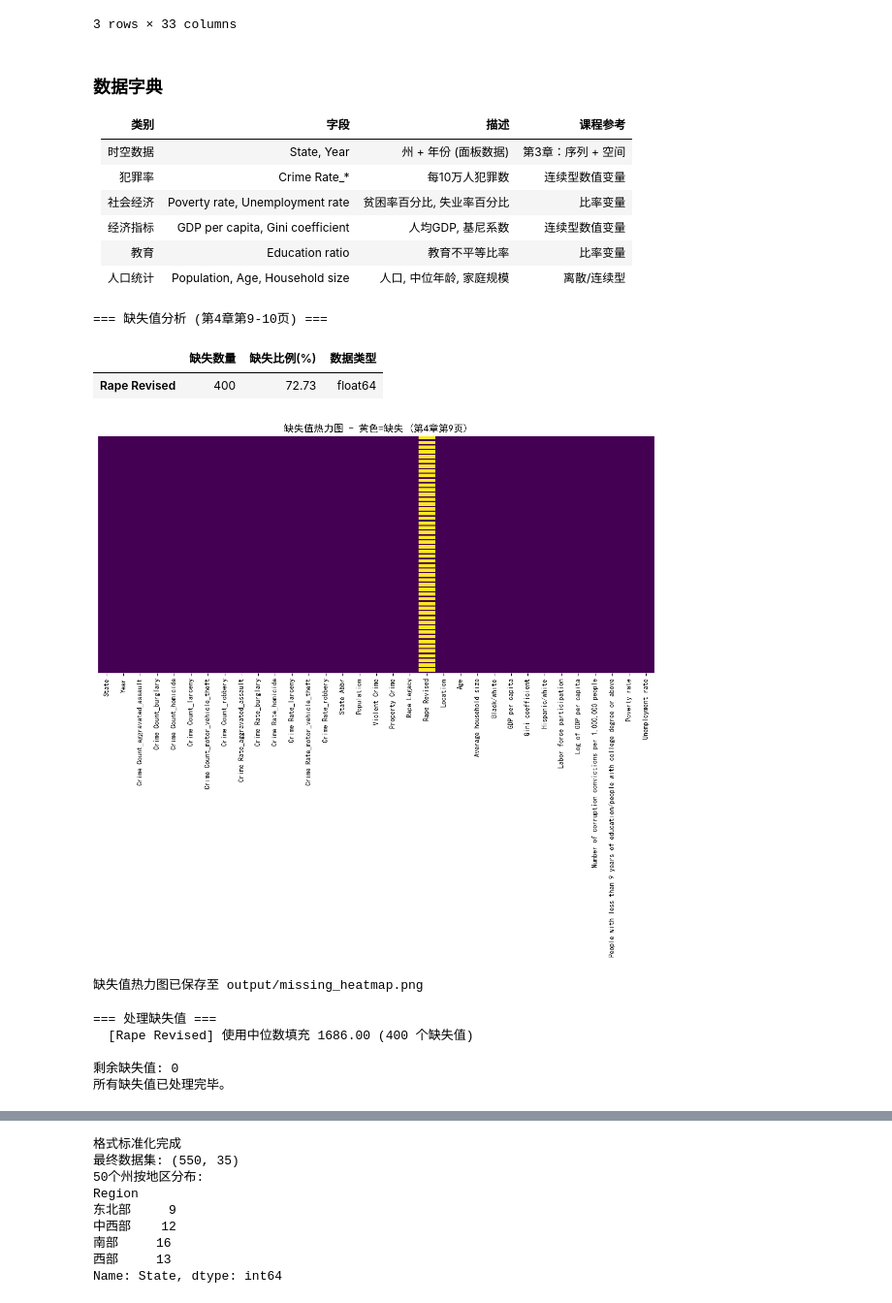
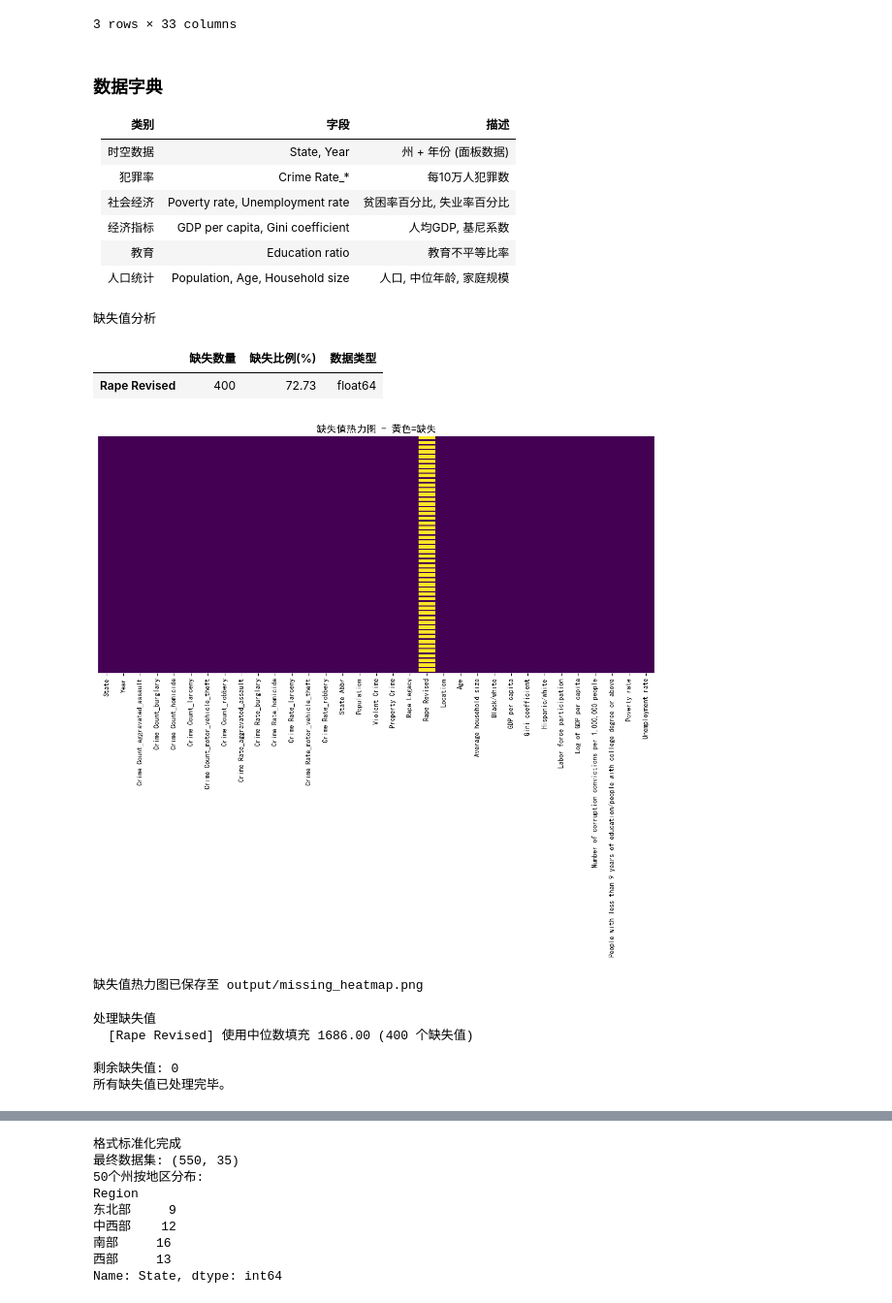
Before and after one commit to Felix-heinado/BGG-BoardGameGeek-TidyTuesday-2019-, a Jupyter notebook: Desktop/新建文件夹 (2)/team_project/team_assignment1.ipynb, the cells around one changed output, grey strips where cells are left out. Shown at 97% size. Saved outputs shown, nothing was run; the diff lists cells and outputs as text; code cells hidden in the pictures.

```diff
--- a/Desktop/新建文件夹 (2)/team_project/team_assignment1.ipynb
+++ b/Desktop/新建文件夹 (2)/team_project/team_assignment1.ipynb
@@ -47,47 +45,43 @@ display(df.head(3))
 # %% [markdown]
 ### 数据字典
 
-| 类别 | 字段 | 描述 | 课程参考 |
-|----------|-------|-------------|------------------|
-| 时空数据 | State, Year | 州 + 年份 (面板数据) | 第3章：序列 + 空间 |
-| 犯罪率 | Crime Rate_* | 每10万人犯罪数 | 连续型数值变量 |
-| 社会经济 | Poverty rate, Unemployment rate | 贫困率百分比, 失业率百分比 | 比率变量 |
-| 经济指标 | GDP per capita, Gini coefficient | 人均GDP, 基尼系数 | 连续型数值变量 |
-| 教育 | Education ratio | 教育不平等比率 | 比率变量 |
-| 人口统计 | Population, Age, Household size | 人口, 中位年龄, 家庭规模 | 离散/连续型 |
+| 类别 | 字段 | 描述 |
+|----------|-------|-------------|
+| 时空数据 | State, Year | 州 + 年份 (面板数据)|
+| 犯罪率 | Crime Rate_* | 每10万人犯罪数|
+| 社会经济 | Poverty rate, Unemployment rate | 贫困率百分比, 失业率百分比|
+| 经济指标 | GDP per capita, Gini coefficient | 人均GDP, 基尼系数|
+| 教育 | Education ratio | 教育不平等比率|
+| 人口统计 | Population, Age, Household size | 人口, 中位年龄, 家庭规模|
 # %%
-# === 步骤2：数据清洗 ===
-# 课程第4章"数据预处理" (第9-13页)
-# 数据科学家80%的时间用于数据清洗 (第4章第14页)
+# 步骤2：数据清洗
 
-print("=== 缺失值分析 (第4章第9-10页) ===")
+print("缺失值分析")
 missing = df.isnull().sum()
 missing_pct = (missing / len(df)) * 100
 missing_df = pd.DataFrame({
     '缺失数量': missing,
     '缺失比例(%)': missing_pct.round(2),
     '数据类型': df.dtypes.values
 }).sort_values('缺失比例(%)', ascending=False)
 display(missing_df[missing_df['缺失数量'] > 0])
 
 plt.figure(figsize=(14, 6))
 sns.heatmap(df.isnull(), cbar=False, yticklabels=False, cmap='viridis')
-plt.title('缺失值热力图 - 黄色=缺失 (第4章第9页)', fontsize=14)
+plt.title('缺失值热力图 - 黄色=缺失', fontsize=14)
 plt.tight_layout()
 plt.savefig('output/missing_heatmap.png', dpi=150, bbox_inches='tight')
 plt.show()
 print("缺失值热力图已保存至 output/missing_heatmap.png")
 # %% [output]
-=== 缺失值分析 (第4章第9-10页) ===
+缺失值分析
 |  | 缺失数量 | 缺失比例(%) | 数据类型 |
 | Rape Revised | 400 | 72.73 | float64 |
-[figure, old version]
+[figure, new version]
 缺失值热力图已保存至 output/missing_heatmap.png
 # %%
-# 处理缺失值 (第4章第10页)
-# "缺失超过60%的列删除；数值列用中位数填充"
 
-print("=== 处理缺失值 ===")
+print("处理缺失值")
 numeric_cols = df.select_dtypes(include=[np.number]).columns
 for col in numeric_cols:
     if df[col].isnull().sum() > 0:
@@ -106,7 +100,7 @@ print(f"\n剩余缺失值: {df.isnull().sum().sum()}")
 assert df.isnull().sum().sum() == 0, "仍有缺失值未处理！"
 print("所有缺失值已处理完毕。")
 # %% [output]
-=== 处理缺失值 ===
+处理缺失值
   [Rape Revised] 使用中位数填充 1686.00 (400 个缺失值)
 
 剩余缺失值: 0
```
Also changed, not shown: parts of 16 cells of this notebook, 13 other files.
